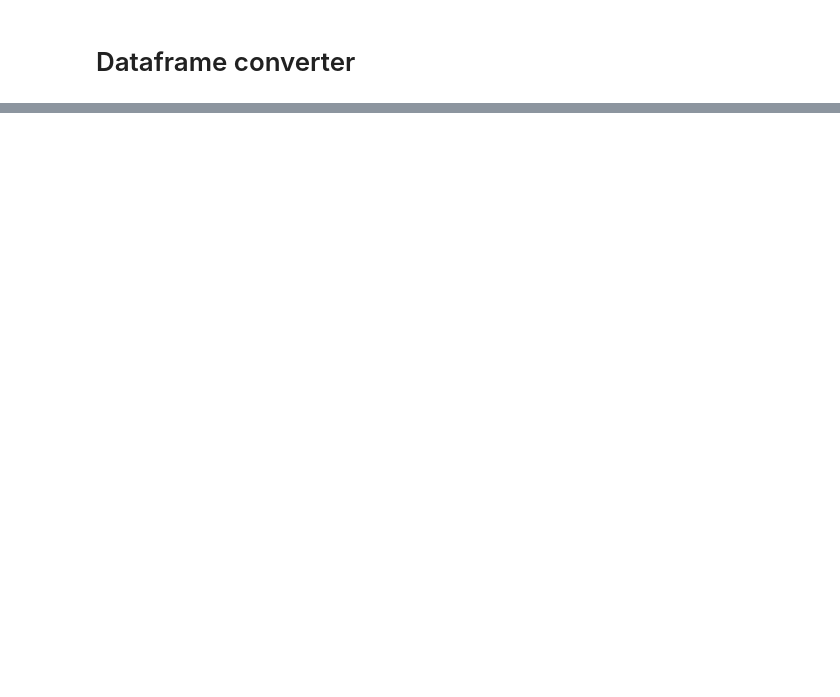
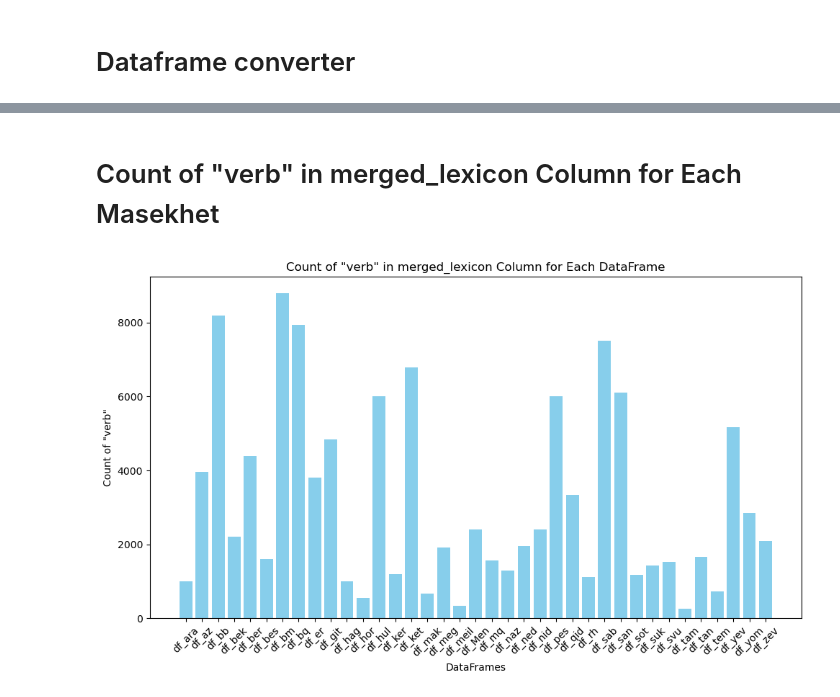
Before and after one commit to Kfirul/Final_Project_Text_Research, a Jupyter notebook: Final_Project_Talmud.ipynb, the cells around one changed output, grey strips where cells are left out. Saved outputs shown, nothing was run; the diff lists cells and outputs as text; code cells hidden in the pictures; blank space fills up the shorter version.

```diff
--- a/Final_Project_Talmud.ipynb
+++ b/Final_Project_Talmud.ipynb
@@ -426,0 +592,24 @@ check_df
+# %% [markdown]
+# Count of "verb" in merged_lexicon Column for Each Masekhet
+# %%
+# Dictionary to store counts of 'verb' for each DataFrame
+verb_counts = {}
+
+# Count occurrences of 'verb' in the 'merged_lexicon' column for each DataFrame
+for df_name in arr_dfs:
+    df = globals().get(df_name)  # Retrieve the DataFrame by name
+    if df is not None:
+        count = df['merged_lexicon'].str.contains('verb', case=False, na=False).sum()
+        verb_counts[df_name] = count
+
+# Plot the results
+plt.figure(figsize=(10, 6))
+plt.bar(verb_counts.keys(), verb_counts.values(), color='skyblue')
+plt.xlabel('DataFrames')
+plt.ylabel('Count of "verb"')
+plt.title('Count of "verb" in merged_lexicon Column for Each DataFrame')
+plt.xticks(rotation=45)
+plt.tight_layout()
+plt.show()
+# %% [output]
+[figure, added]
```
Also changed, not shown: parts of 15 cells of this notebook.
